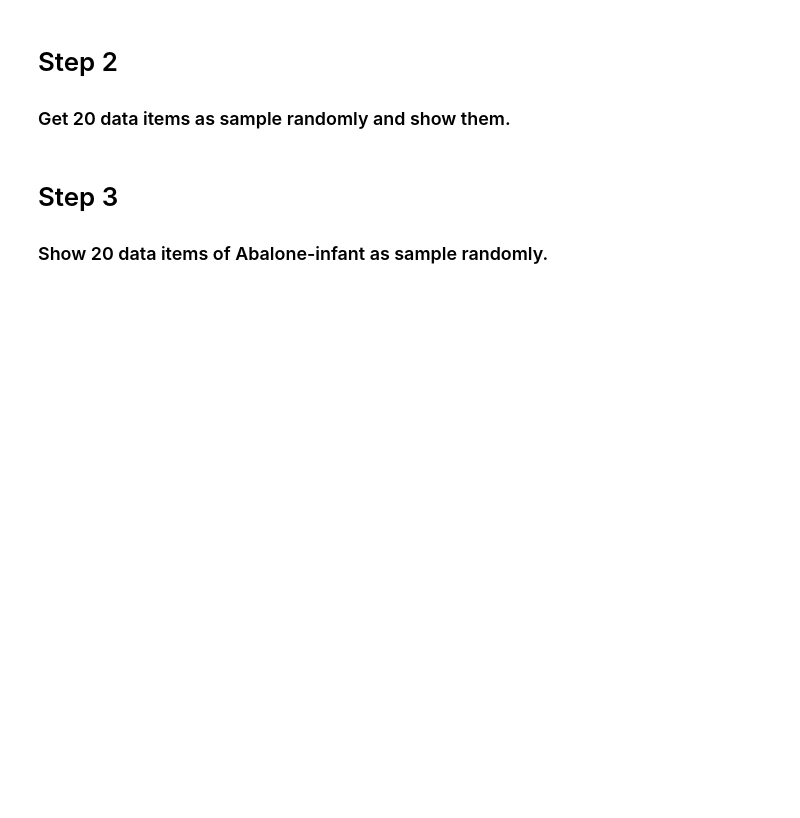
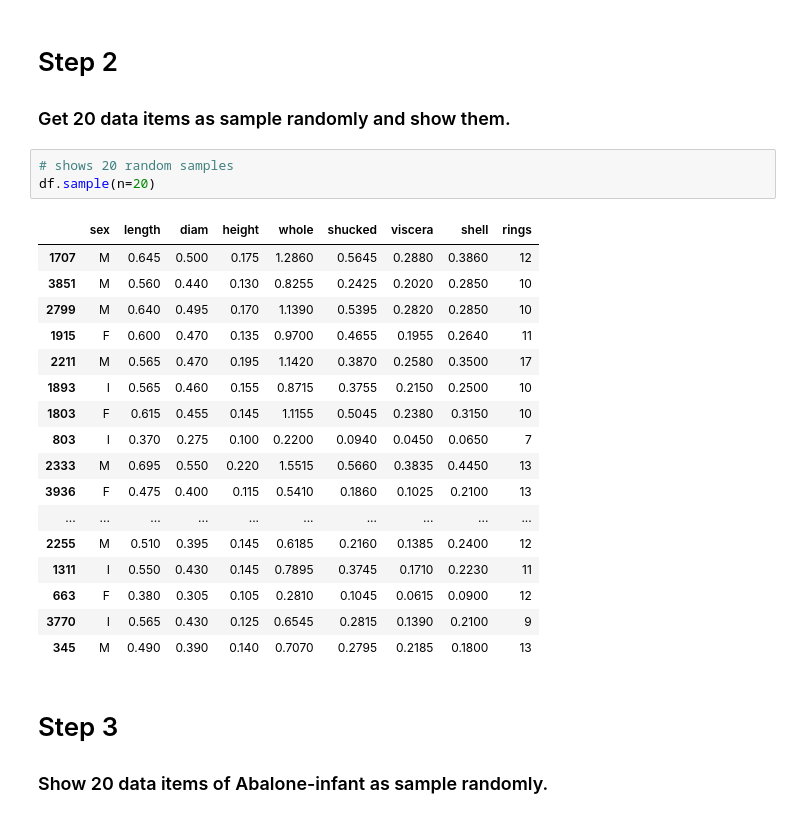
Before and after one commit to LiWeiYeh/NTUT-Introduction-to-Data-Science, a Jupyter notebook: homework/hw2/HW-Abalone-dataset.ipynb, the cells around one changed output. Drawn from its saved outputs; the diff is of its cells as text; blank space fills up the shorter version.

```diff
--- a/homework/hw2/HW-Abalone-dataset.ipynb
+++ b/homework/hw2/HW-Abalone-dataset.ipynb
@@ -43,6 +43,27 @@ data
 # %% [markdown]
 # Step 2
 ### Get 20 data items as sample randomly and show them.
+# %%
+# shows 20 random samples
+df.sample(n=20)
+# %% [output]
+|  | sex | length | diam | height | whole | shucked | viscera | shell | rings |
+| 1707 | M | 0.645 | 0.500 | 0.175 | 1.2860 | 0.5645 | 0.2880 | 0.3860 | 12 |
+| 3851 | M | 0.560 | 0.440 | 0.130 | 0.8255 | 0.2425 | 0.2020 | 0.2850 | 10 |
+| 2799 | M | 0.640 | 0.495 | 0.170 | 1.1390 | 0.5395 | 0.2820 | 0.2850 | 10 |
+| 1915 | F | 0.600 | 0.470 | 0.135 | 0.9700 | 0.4655 | 0.1955 | 0.2640 | 11 |
+| 2211 | M | 0.565 | 0.470 | 0.195 | 1.1420 | 0.3870 | 0.2580 | 0.3500 | 17 |
+| 1893 | I | 0.565 | 0.460 | 0.155 | 0.8715 | 0.3755 | 0.2150 | 0.2500 | 10 |
+| 1803 | F | 0.615 | 0.455 | 0.145 | 1.1155 | 0.5045 | 0.2380 | 0.3150 | 10 |
+| 803 | I | 0.370 | 0.275 | 0.100 | 0.2200 | 0.0940 | 0.0450 | 0.0650 | 7 |
+| 2333 | M | 0.695 | 0.550 | 0.220 | 1.5515 | 0.5660 | 0.3835 | 0.4450 | 13 |
+| 3936 | F | 0.475 | 0.400 | 0.115 | 0.5410 | 0.1860 | 0.1025 | 0.2100 | 13 |
+| ... | ... | ... | ... | ... | ... | ... | ... | ... | ... |
+| 2255 | M | 0.510 | 0.395 | 0.145 | 0.6185 | 0.2160 | 0.1385 | 0.2400 | 12 |
+| 1311 | I | 0.550 | 0.430 | 0.145 | 0.7895 | 0.3745 | 0.1710 | 0.2230 | 11 |
+| 663 | F | 0.380 | 0.305 | 0.105 | 0.2810 | 0.1045 | 0.0615 | 0.0900 | 12 |
+| 3770 | I | 0.565 | 0.430 | 0.125 | 0.6545 | 0.2815 | 0.1390 | 0.2100 | 9 |
+| 345 | M | 0.490 | 0.390 | 0.140 | 0.7070 | 0.2795 | 0.2185 | 0.1800 | 13 |
 # %% [markdown]
 # Step 3
 ### Show 20 data items of Abalone-infant as sample randomly.
```
Also changed, not shown: parts of 7 cells of this notebook, 1 other file.
